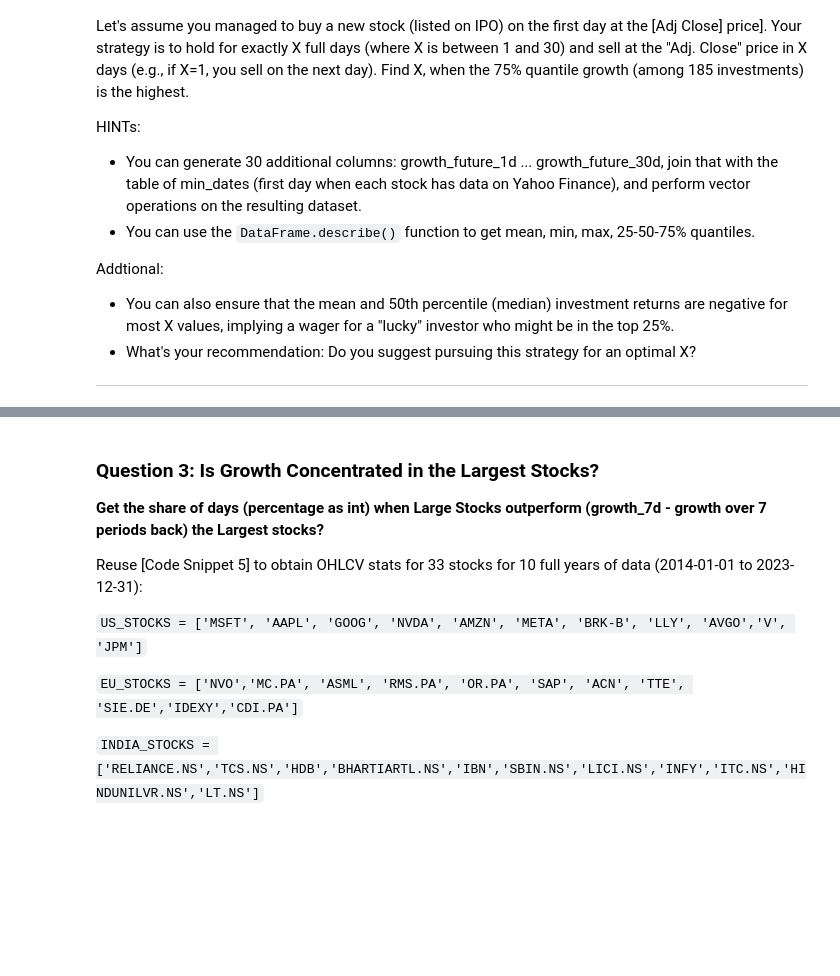
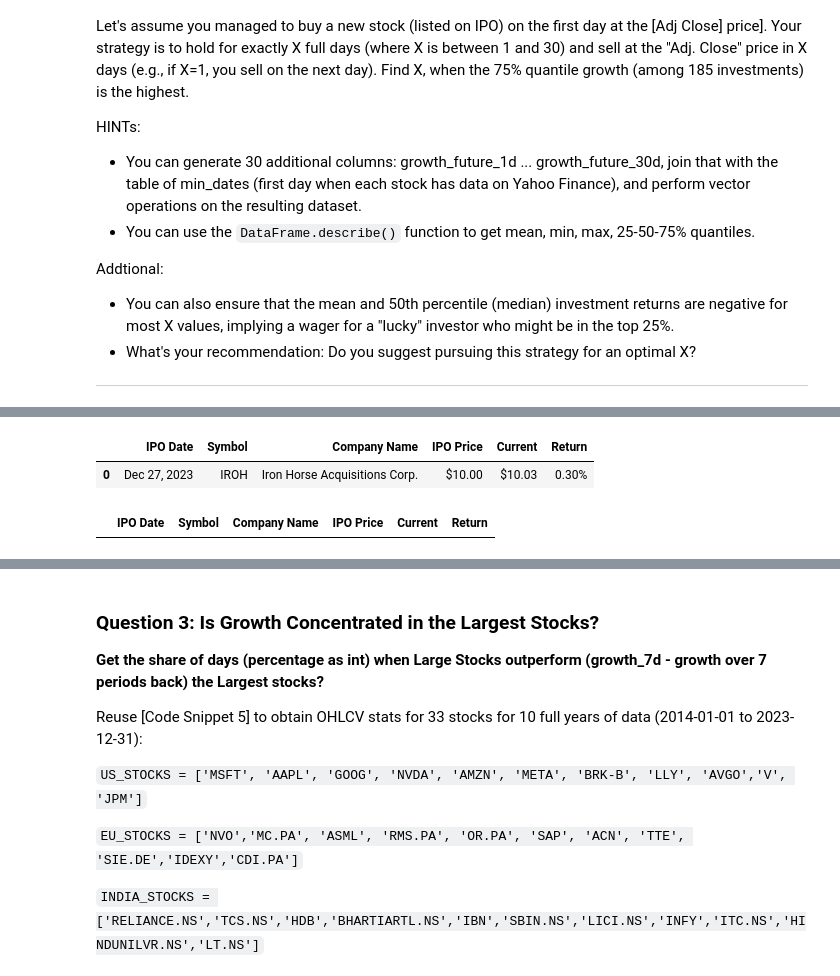
Before and after one commit to Cerpint4xt/stock-markets-analytics-zoomcamp, a Jupyter notebook: myhomeworks/homework_2.ipynb, the cells around one changed output, grey strips where cells are left out. Saved outputs shown, nothing was run; the diff lists cells and outputs as text; code cells hidden in the pictures; blank space fills up the shorter version.

Commit message:
almost add question 2 response

```diff
--- a/myhomeworks/homework_2.ipynb
+++ b/myhomeworks/homework_2.ipynb
@@ -184,0 +202,3 @@ Addtional:
+# %%
+ipos_2023 = ipo_dfs[0]
+ipos_2023.info()
@@ -184,0 +219,8 @@ Addtional:
+# %%
+url = "https://stockanalysis.com/ipos/2024/"
+response = requests.get(url, headers=headers)
+
+ipo_dfs = pd.read_html(response.text)
+# %%
+ipos_2024 = ipo_dfs[0]
+ipos_2024.info()
@@ -184,0 +241,7 @@ Addtional:
+# %%
+# Concatenate IPO DataFrames for 2023 and 2024
+stacked_ipos_df = pd.concat([ipos_2023, ipos_2024], ignore_index=True)
+
+# Display the first few rows of the concatenated DataFrame
+print("First few rows of stacked IPOs DataFrame:")
+print(stacked_ipos_df.head())
@@ -184,0 +263,5 @@ Addtional:
+# %%
+stacked_ipos_df.head(1)
+# %% [output]
+|  | IPO Date | Symbol | Company Name | IPO Price | Current | Return |
+| 0 | Dec 27, 2023 | IROH | Iron Horse Acquisitions Corp. | $10.00 | $10.03 | 0.30% |
@@ -184,0 +271,6 @@ Addtional:
+# %%
+# Problem --> not always the columns are filled
+missing_prices_df = stacked_ipos_df[stacked_ipos_df['IPO Price'].astype(str).str.find('-') >= 0]
+missing_prices_df
+# %% [output]
+|  | IPO Date | Symbol | Company Name | IPO Price | Current | Return |
```
Also changed, not shown: parts of 40 cells of this notebook.
